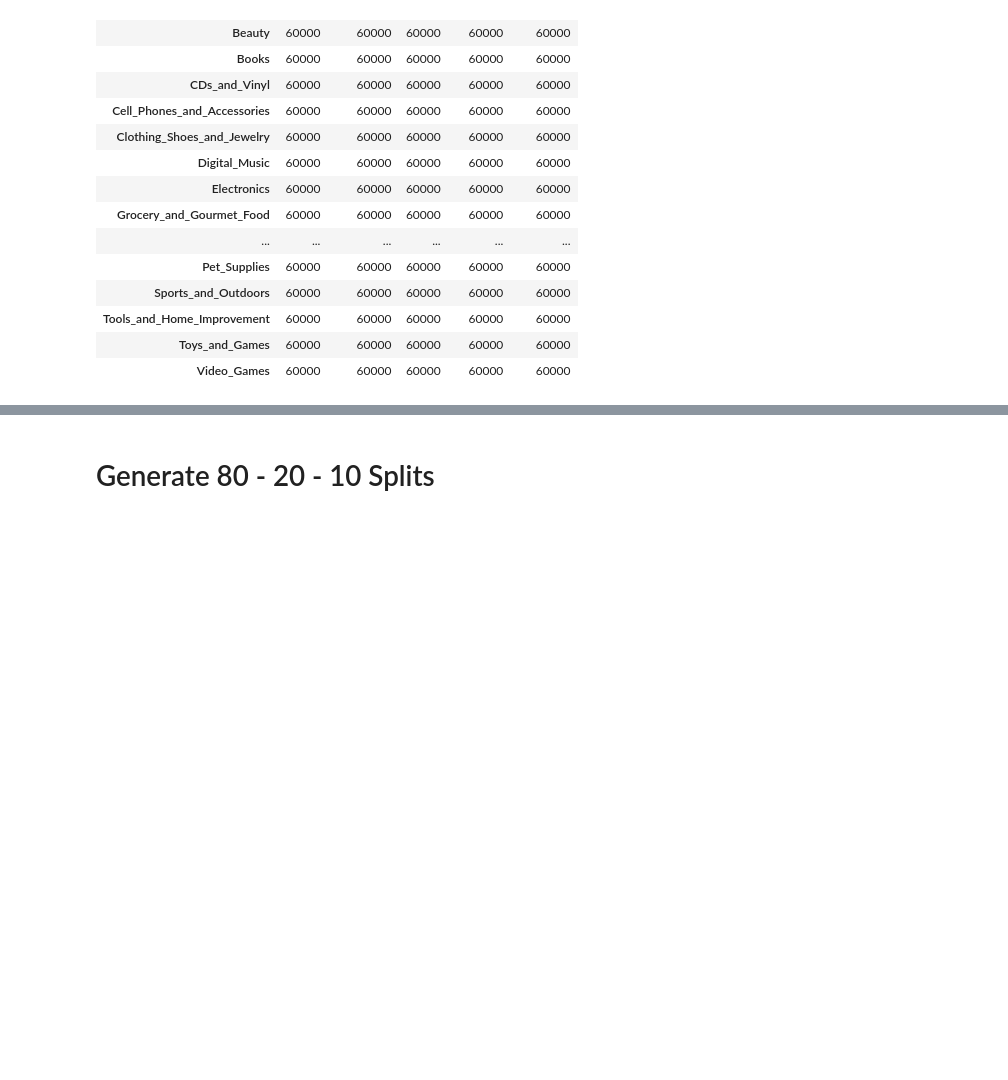
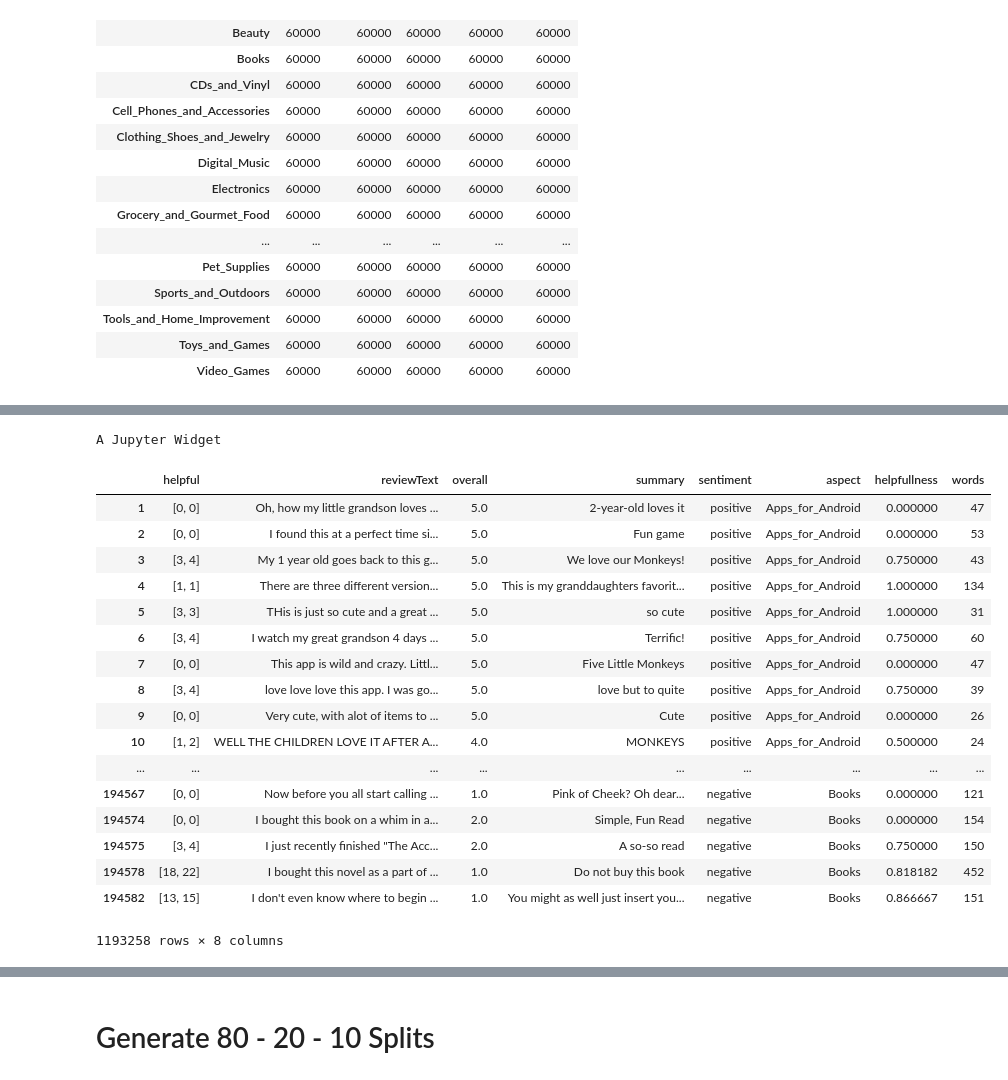
Before and after one commit to felixSchober/ABSA-Transformer, a Jupyter notebook: 14_AmazonReviewsPandas.ipynb, the cells around one changed output, grey strips where cells are left out. Cells and saved outputs as stored; diff of their text form; code cells hidden in the pictures; blank space fills up the shorter version.

Commit message:
amazon dataset section

```diff
--- a/14_AmazonReviewsPandas.ipynb
+++ b/14_AmazonReviewsPandas.ipynb
@@ -190,3 +191,7 @@ df.groupby('aspect').count()
 | Video_Games | 60000 | 60000 | 60000 | 60000 | 60000 |
 # %%
 #df.sentiment.describe()
+# %%
+path = os.path.join(os.getcwd(), 'data', 'data', 'amazon', 'raw')
+df = pd.read_pickle(os.path.join(path, 'dataset_processed.pkl'))
+df
@@ -192,0 +239,10 @@ df.groupby('aspect').count()
+# %%
+def get_helpfullness(row):
+    h = row['helpful']
+    if h[1] == 0:
+        return 0
+
+    return h[0] / h[1]
+
+df['helpfullness'] = df.progress_apply(get_helpfullness, axis=1)
+df
@@ -192,0 +269,23 @@ df.groupby('aspect').count()
+# %%
+df['words'] = df.progress_apply(lambda r: len(r['reviewText'].split(' ')), axis=1)
+df
+# %% [output]
+A Jupyter Widget
+|  | helpful | reviewText | overall | summary | sentiment | aspect | helpfullness | words |
+| 1 | [0, 0] | Oh, how my little grandson loves ... | 5.0 | 2-year-old loves it | positive | Apps_for_Android | 0.000000 | 47 |
+| 2 | [0, 0] | I found this at a perfect time si... | 5.0 | Fun game | positive | Apps_for_Android | 0.000000 | 53 |
+| 3 | [3, 4] | My 1 year old goes back to this g... | 5.0 | We love our Monkeys! | positive | Apps_for_Android | 0.750000 | 43 |
+| 4 | [1, 1] | There are three different version... | 5.0 | This is my granddaughters favorit... | positive | Apps_for_Android | 1.000000 | 134 |
+| 5 | [3, 3] | THis is just so cute and a great ... | 5.0 | so cute | positive | Apps_for_Android | 1.000000 | 31 |
+| 6 | [3, 4] | I watch my great grandson 4 days ... | 5.0 | Terrific! | positive | Apps_for_Android | 0.750000 | 60 |
+| 7 | [0, 0] | This app is wild and crazy. Littl... | 5.0 | Five Little Monkeys | positive | Apps_for_Android | 0.000000 | 47 |
+| 8 | [3, 4] | love love love this app. I was go... | 5.0 | love but to quite | positive | Apps_for_Android | 0.750000 | 39 |
+| 9 | [0, 0] | Very cute, with alot of items to ... | 5.0 | Cute | positive | Apps_for_Android | 0.000000 | 26 |
+| 10 | [1, 2] | WELL THE CHILDREN LOVE IT AFTER A... | 4.0 | MONKEYS | positive | Apps_for_Android | 0.500000 | 24 |
+| ... | ... | ... | ... | ... | ... | ... | ... | ... |
+| 194567 | [0, 0] | Now before you all start calling ... | 1.0 | Pink of Cheek? Oh dear... | negative | Books | 0.000000 | 121 |
+| 194574 | [0, 0] | I bought this book on a whim in a... | 2.0 | Simple, Fun Read | negative | Books | 0.000000 | 154 |
+| 194575 | [3, 4] | I just recently finished "The Acc... | 2.0 | A so-so read | negative | Books | 0.750000 | 150 |
+| 194578 | [18, 22] | I bought this novel as a part of ... | 1.0 | Do not buy this book | negative | Books | 0.818182 | 452 |
+| 194582 | [13, 15] | I don't even know where to begin ... | 1.0 | You might as well just insert you... | negative | Books | 0.866667 | 151 |
+1193258 rows × 8 columns
```
Also changed, not shown: parts of 16 cells of this notebook, 19 other files.
